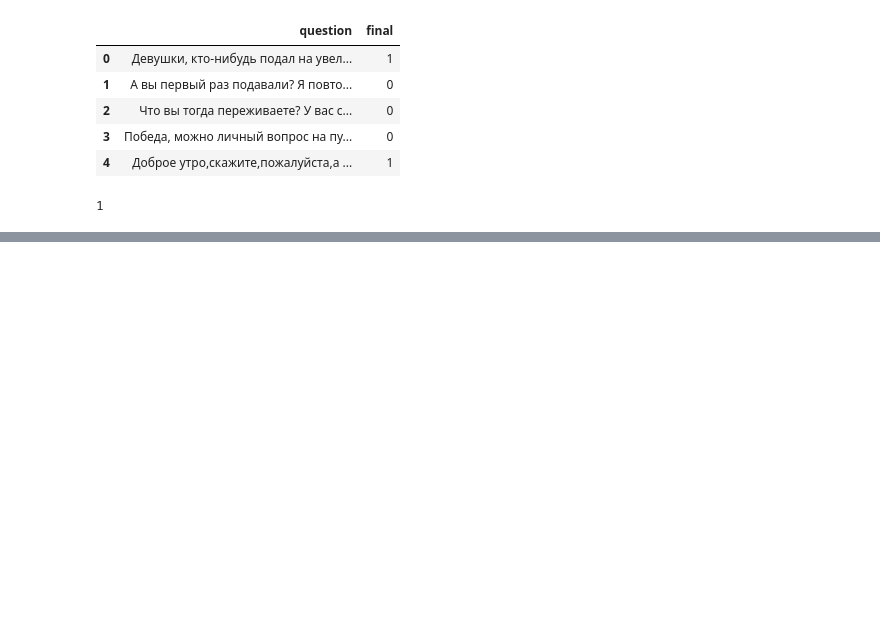
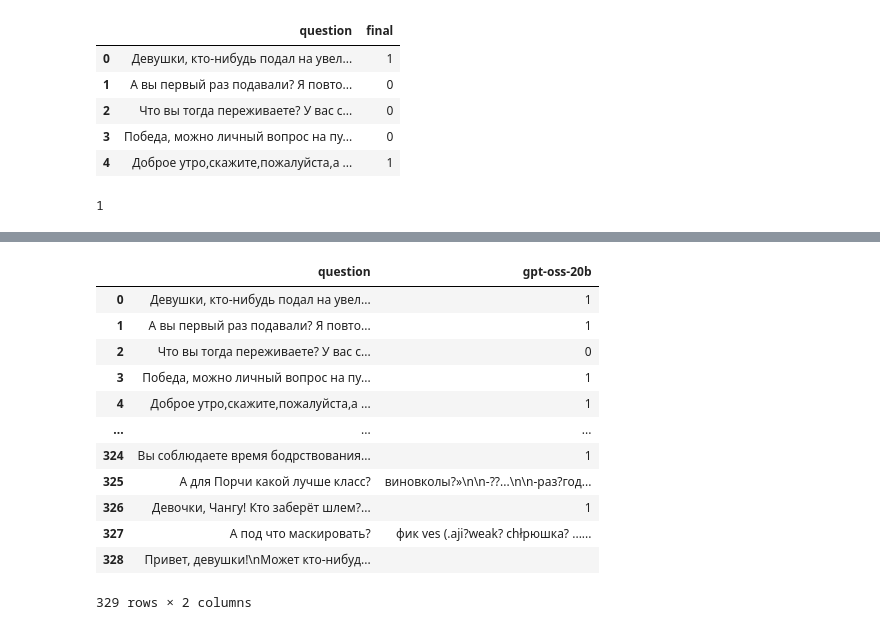
Before and after one commit to Yeegaure/FAQ_autocollector, a Jupyter notebook: llm_classifier.ipynb, the cells around one changed output, grey strips where cells are left out. Cells and saved outputs as stored; diff of their text form; code cells hidden in the pictures; blank space fills up the shorter version.

```diff
--- a/llm_classifier.ipynb
+++ b/llm_classifier.ipynb
@@ -23,15 +23,15 @@ df_final_labels.head()
 | 3 | Победа, можно личный вопрос на пу... | 0 |
 | 4 | Доброе утро,скажите,пожалуйста,а ... | 1 |
 # %%
-load_dotenv('/Users/egorsmirnov/Desktop/.env')
+load_dotenv('/Users/egorsmirnov/Desktop/FAQ_autocollector/.env')
 parser = StrOutputParser()
 
 models = ['gpt-oss-20b', 'gpt-oss-120b', 'llama-4-scout', 'llama-4-maverick', 'qwen3-14b', 'qwen3-32b', 'qwen3-235b-a22b']
 
-API_KEY = os.getenv("BOTHUB_API_KEY")
+API_KEY = os.getenv('API_KEY')
 url = 'https://bothub.chat/api/v2/openai/v1'
 
-llm = ChatOpenAI(api_key=API_KEY, base_url=url, model='qwen3-14b')
+llm = ChatOpenAI(api_key=API_KEY, base_url=url, model='llama-4-maverick')
 
 SYSTEM_PROMPT = """
 Ты — классификатор вопросов. Твоя задача: определить, является ли вопрос ИНФОРМАТИВНЫМ или НЕИНФОРМАТИВНЫМ.
@@ -155,10 +115,9 @@ SYSTEM_PROMPT = """
 # %%
 models = ['gpt-oss-20b', 'gpt-oss-120b', 'llama-4-scout', 'llama-4-maverick', 'qwen3-14b', 'qwen3-32b', 'qwen3-235b-a22b']
-API_KEY = os.getenv("BOTHUB_API_KEY")
+API_KEY = os.getenv('API_KEY')
 url = 'https://bothub.chat/api/v2/openai/v1'
 
-#classifier = LLM_classifier(models, API_KEY, SYSTEM_PROMPT, url)
-#results_df = classifier.classify_dataframe(df_final_labels.loc[:11, ['question']])
+classifier = LLM_classifier(models, API_KEY, SYSTEM_PROMPT, url)
 # %%
 classifier = LLM_classifier(models, API_KEY, SYSTEM_PROMPT, url)
 results_df_llama_4_scout = classifier.classify_dataframe(df_final_labels.loc[:, ['question']], 'llama-4-scout')
@@ -172,0 +142,17 @@ results_df.to_csv('llm_classifications.csv')
+# %%
+results_df_gpt_oss_20b = classifier.classify_dataframe(df_final_labels.loc[:, ['question']], 'gpt-oss-20b')
+results_df_gpt_oss_20b
+# %% [output]
+|  | question | gpt-oss-20b |
+| 0 | Девушки, кто-нибудь подал на увел... | 1 |
+| 1 | А вы первый раз подавали? Я повто... | 1 |
+| 2 | Что вы тогда переживаете? У вас с... | 0 |
+| 3 | Победа, можно личный вопрос на пу... | 1 |
+| 4 | Доброе утро,скажите,пожалуйста,а ... | 1 |
+| ... | ... | ... |
+| 324 | Вы соблюдаете время бодрствования... | 1 |
+| 325 | А для Порчи какой лучше класс? | виновколы?»\n\n-??...\n\n-раз?год... |
+| 326 | Девочки, Чангу! Кто заберёт шлем?... | 1 |
+| 327 | А под что маскировать? | фик ves (.aji?weak? chłрюшка? ...... |
+| 328 | Привет, девушки!\nМожет кто-нибуд... |  |
+329 rows × 2 columns
```
Also changed, not shown: parts of 24 cells of this notebook, 1 other file.
